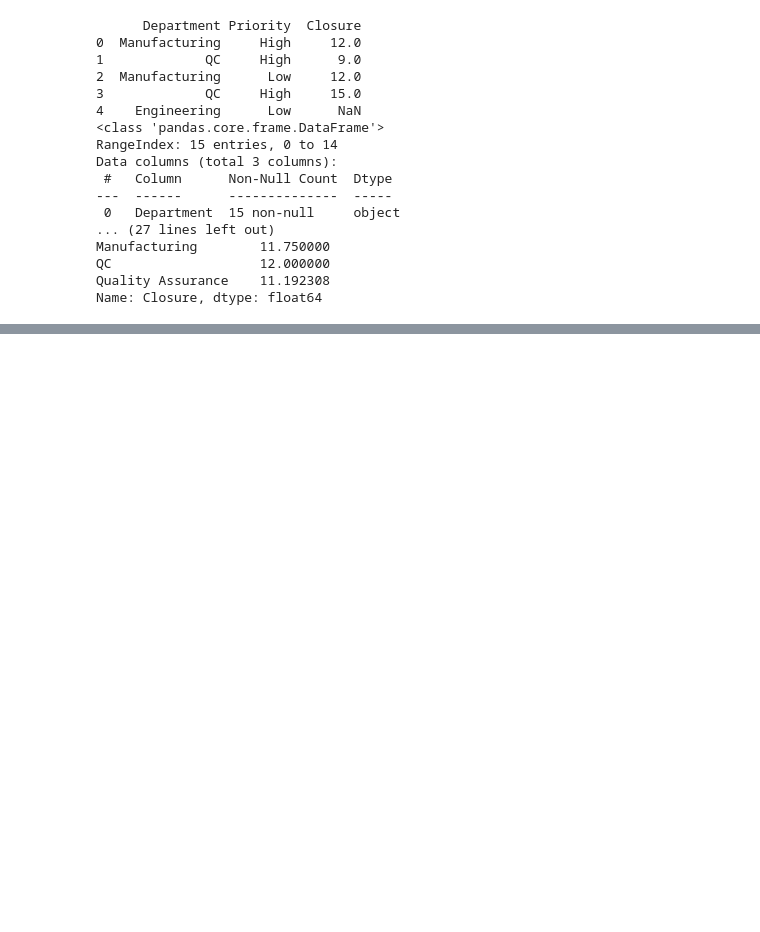
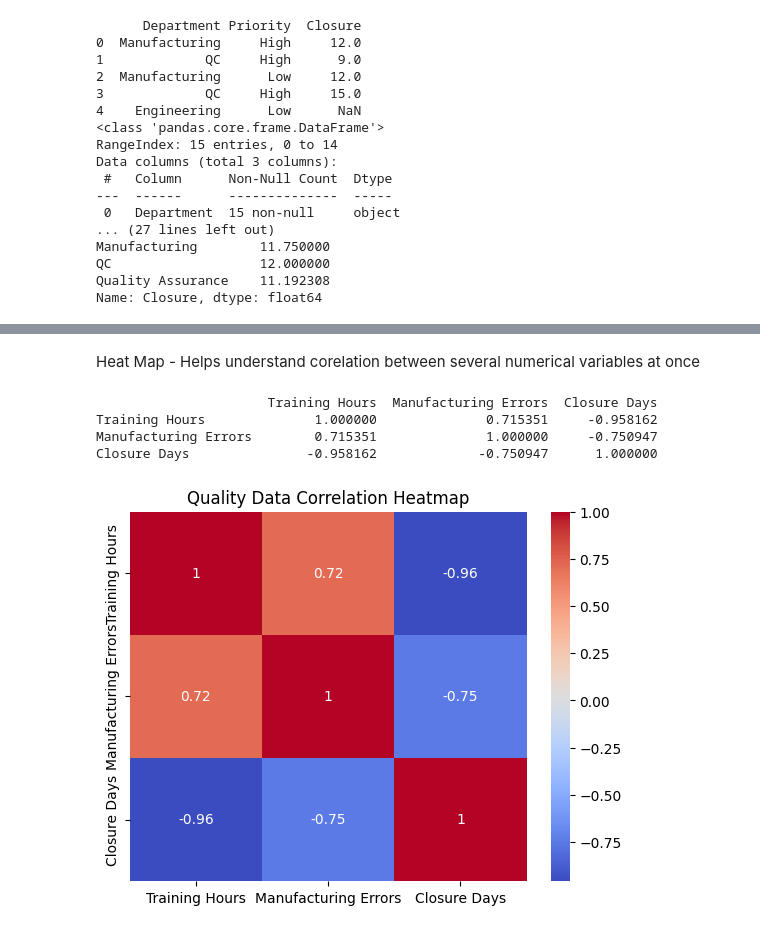
Before and after one commit to pika97/Learning-Python, a Jupyter notebook: Learning_Python.ipynb, the cells around one changed output, grey strips where cells are left out. Cells and saved outputs as stored; diff of their text form; code cells hidden in the pictures; blank space fills up the shorter version.

```diff
--- a/Learning_Python.ipynb
+++ b/Learning_Python.ipynb
@@ -2489,0 +2666,28 @@ Name: Closure, dtype: float64
+# %% [markdown]
+Heat Map - Helps understand corelation between several numerical variables at once
+# %%
+import numpy as np
+import pandas as pd
+import matplotlib.pyplot as plt
+
+df = pd.DataFrame({
+                "Training Hours": [3, 5, 2, 7, 2, 8],
+                "Manufacturing Errors": [0, 4, 1, 6, 2, 3],
+                "Closure Days": [8, 5, 7, 4, 8, 3]
+                })
+correlation = df.corr()
+print(correlation)
+
+# to visualize correlation matrix use seaborn
+
+import seaborn as sns
+sns.heatmap(correlation, annot=True, cmap="coolwarm")
+
+plt.title("Quality Data Correlation Heatmap")
+plt.show()
+# %% [output]
+                      Training Hours  Manufacturing Errors  Closure Days
+Training Hours              1.000000              0.715351     -0.958162
+Manufacturing Errors        0.715351              1.000000     -0.750947
+Closure Days               -0.958162             -0.750947      1.000000
+[figure, added]
```
Also changed, not shown: parts of 21 cells of this notebook.
